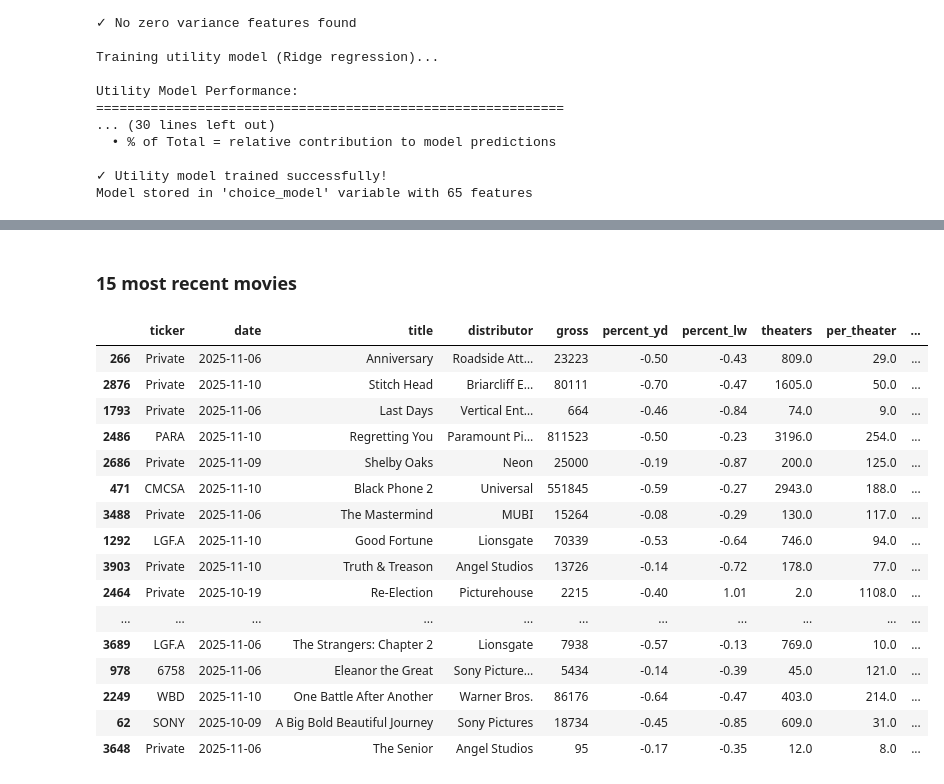
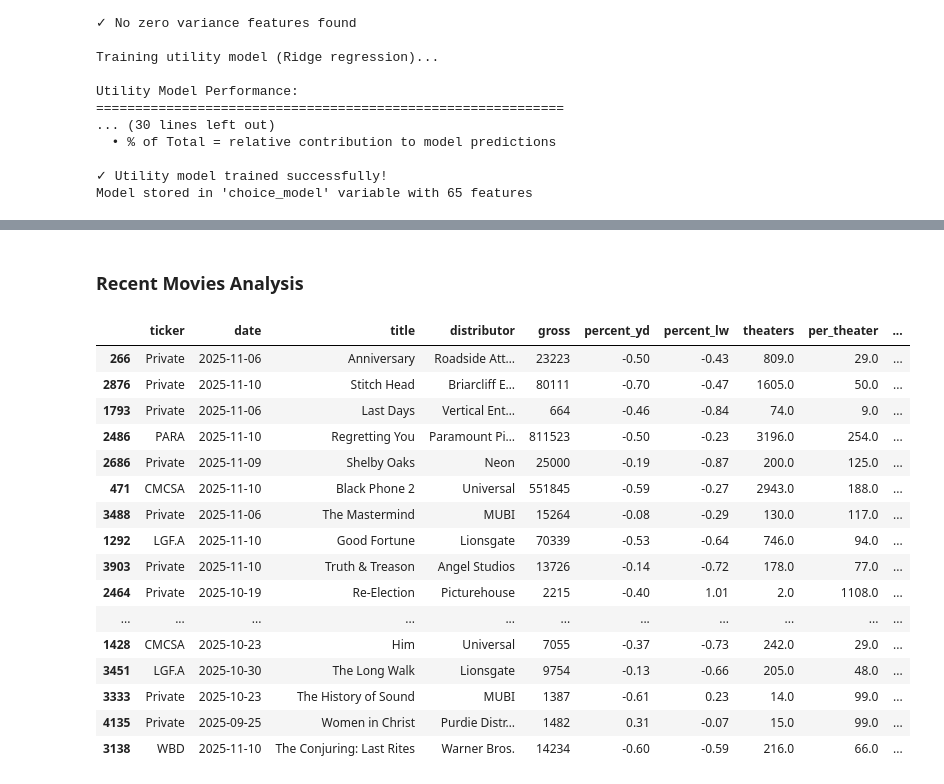
Before and after one commit to skrigel/cinema_by_the_numbers, a Jupyter notebook: predictions/choice_modeling.ipynb, the cells around one changed output, grey strips where cells are left out. Drawn from its saved outputs; the diff is of its cells as text; code cells hidden in the pictures.

```diff
--- a/predictions/choice_modeling.ipynb
+++ b/predictions/choice_modeling.ipynb
@@ -1100,23 +1017,23 @@ Total Expected Demand: 25,000
 # %% [markdown]
-### 15 most recent movies
+### Recent Movies Analysis
 # %%
-df_choice_clean.sort_values(by='release_date', ascending=False).head(20)
+df_choice_clean.sort_values(by='release_date', ascending=False).head(25)
 # %% [output]
 |  | ticker | date | title | distributor | gross | percent_yd | percent_lw | theaters | per_theater | ... |
 | 266 | Private | 2025-11-06 | Anniversary | Roadside Att… | 23223 | -0.50 | -0.43 | 809.0 | 29.0 | ... |
 | 2876 | Private | 2025-11-10 | Stitch Head | Briarcliff E… | 80111 | -0.70 | -0.47 | 1605.0 | 50.0 | ... |
 | 1793 | Private | 2025-11-06 | Last Days | Vertical Ent… | 664 | -0.46 | -0.84 | 74.0 | 9.0 | ... |
 | 2486 | PARA | 2025-11-10 | Regretting You | Paramount Pi… | 811523 | -0.50 | -0.23 | 3196.0 | 254.0 | ... |
 | 2686 | Private | 2025-11-09 | Shelby Oaks | Neon | 25000 | -0.19 | -0.87 | 200.0 | 125.0 | ... |
 | 471 | CMCSA | 2025-11-10 | Black Phone 2 | Universal | 551845 | -0.59 | -0.27 | 2943.0 | 188.0 | ... |
 | 3488 | Private | 2025-11-06 | The Mastermind | MUBI | 15264 | -0.08 | -0.29 | 130.0 | 117.0 | ... |
 | 1292 | LGF.A | 2025-11-10 | Good Fortune | Lionsgate | 70339 | -0.53 | -0.64 | 746.0 | 94.0 | ... |
 | 3903 | Private | 2025-11-10 | Truth & Treason | Angel Studios | 13726 | -0.14 | -0.72 | 178.0 | 77.0 | ... |
 | 2464 | Private | 2025-10-19 | Re-Election | Picturehouse | 2215 | -0.40 | 1.01 | 2.0 | 1108.0 | ... |
 | ... | ... | ... | ... | ... | ... | ... | ... | ... | ... | ... |
-| 3689 | LGF.A | 2025-11-06 | The Strangers: Chapter 2 | Lionsgate | 7938 | -0.57 | -0.13 | 769.0 | 10.0 | ... |
-| 978 | 6758 | 2025-11-06 | Eleanor the Great | Sony Picture… | 5434 | -0.14 | -0.39 | 45.0 | 121.0 | ... |
-| 2249 | WBD | 2025-11-10 | One Battle After Another | Warner Bros. | 86176 | -0.64 | -0.47 | 403.0 | 214.0 | ... |
-| 62 | SONY | 2025-10-09 | A Big Bold Beautiful Journey | Sony Pictures | 18734 | -0.45 | -0.85 | 609.0 | 31.0 | ... |
-| 3648 | Private | 2025-11-06 | The Senior | Angel Studios | 95 | -0.17 | -0.35 | 12.0 | 8.0 | ... |
+| 1428 | CMCSA | 2025-10-23 | Him | Universal | 7055 | -0.37 | -0.73 | 242.0 | 29.0 | ... |
+| 3451 | LGF.A | 2025-10-30 | The Long Walk | Lionsgate | 9754 | -0.13 | -0.66 | 205.0 | 48.0 | ... |
+| 3333 | Private | 2025-10-23 | The History of Sound | MUBI | 1387 | -0.61 | 0.23 | 14.0 | 99.0 | ... |
+| 4135 | Private | 2025-09-25 | Women in Christ | Purdie Distr… | 1482 | 0.31 | -0.07 | 15.0 | 99.0 | ... |
+| 3138 | WBD | 2025-11-10 | The Conjuring: Last Rites | Warner Bros. | 14234 | -0.60 | -0.59 | 216.0 | 66.0 | ... |
 # %%
```
Also changed, not shown: parts of 29 cells of this notebook, 5 other files.
